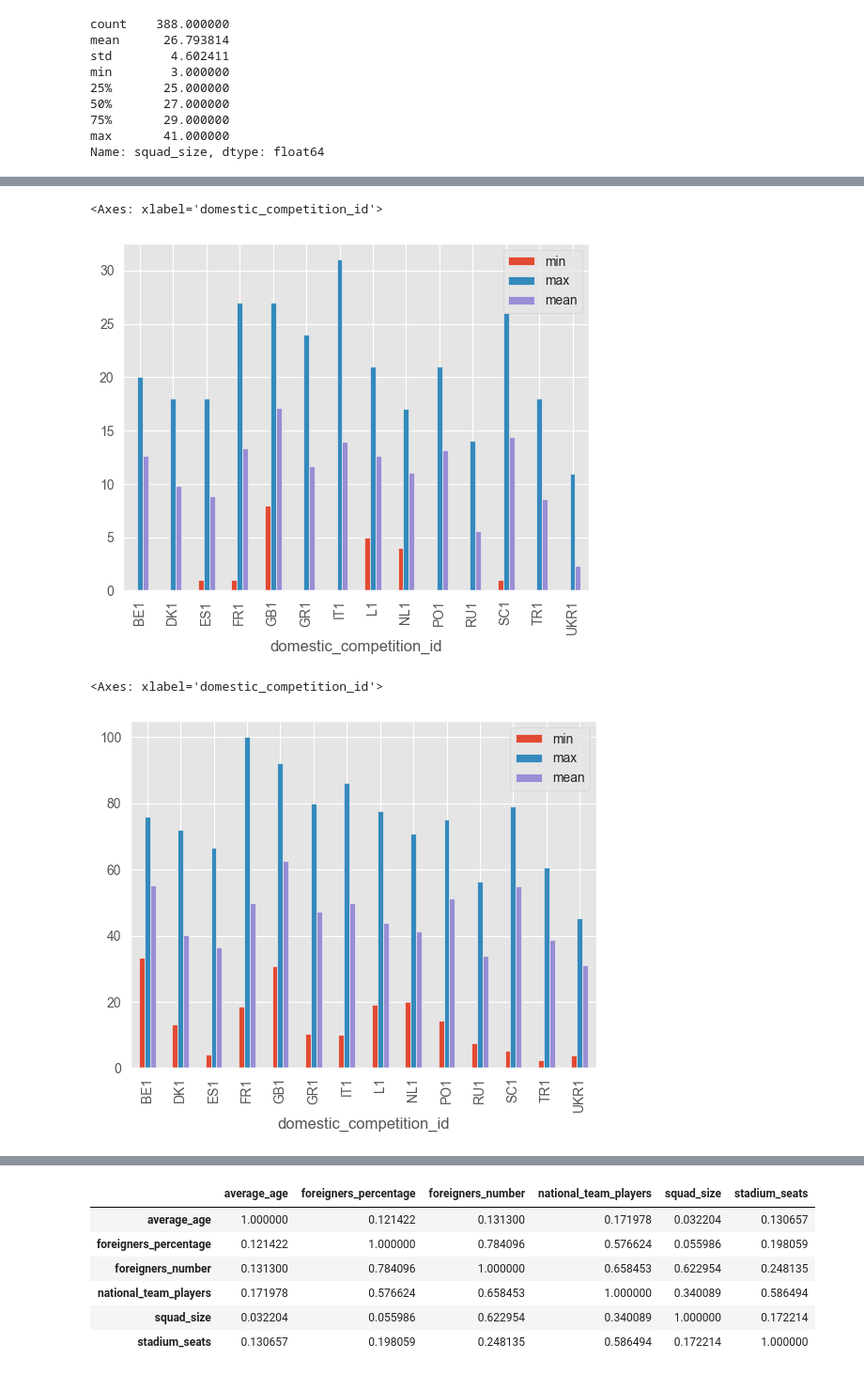
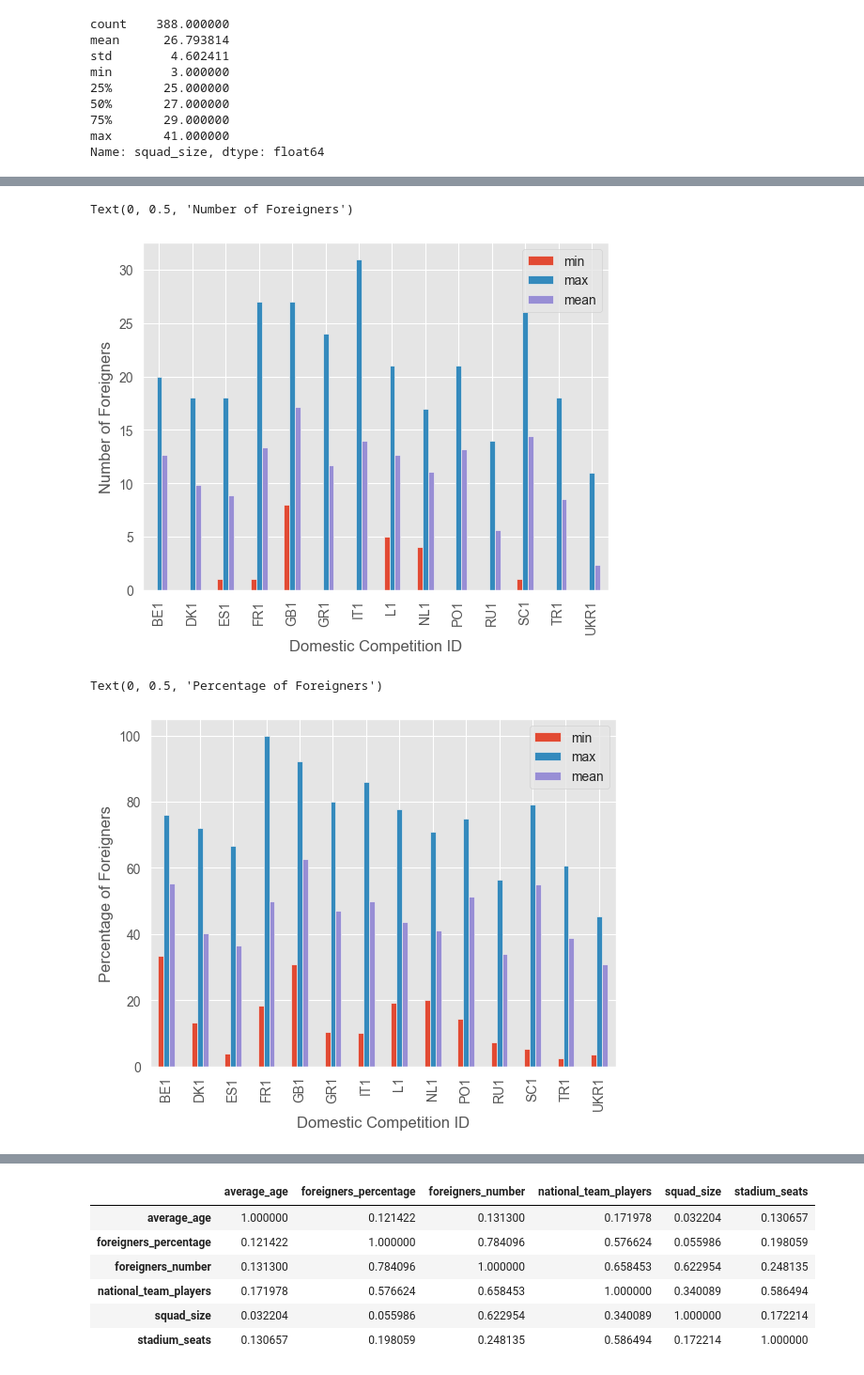
Before and after one commit to Bilguun-Batsaikhan/IUM-TWEB, a Jupyter notebook: Solution/jupyter_notebook/clubsAnalysis.ipynb, the cells around one changed output, grey strips where cells are left out. Shown at 94% size. Saved outputs shown, nothing was run; the diff lists cells and outputs as text; code cells hidden in the pictures.

```diff
--- a/Solution/jupyter_notebook/clubsAnalysis.ipynb
+++ b/Solution/jupyter_notebook/clubsAnalysis.ipynb
@@ -5,7 +5,7 @@ import matplotlib.pylab as plt
 import seaborn as sns
 plt.style.use('ggplot')
 # %%
-club = pd.read_csv('/Users/alexagliuzza/Desktop/IUM-TWEB/Solution/csv/clubs.csv')
+club = pd.read_csv('../csv/clubs.csv')
 # %% [markdown]
 ### Step 1: Data Understanding ###
 + Dataframe shape
@@ -515,10 +522,14 @@ club_without_squad.groupby('domestic_competition_id')['squad_size'].agg(['min',
 # %%
-new_club.groupby('domestic_competition_id')['foreigners_number'].agg(['min', 'max', 'mean']).plot(kind ="bar")
+ax = new_club.groupby('domestic_competition_id')['foreigners_number'].agg(['min', 'max', 'mean']).plot(kind ="bar")
+ax.set_xlabel('Domestic Competition ID')
+ax.set_ylabel('Number of Foreigners')
 # %% [output]
-<Axes: xlabel='domestic_competition_id'>
+Text(0, 0.5, 'Number of Foreigners')
-[figure, old version]
+[figure, new version]
 # %%
-new_club.groupby('domestic_competition_id')['foreigners_percentage'].agg(['min', 'max', 'mean']).plot(kind ="bar")
+ax = new_club.groupby('domestic_competition_id')['foreigners_percentage'].agg(['min', 'max', 'mean']).plot(kind ="bar")
+ax.set_xlabel('Domestic Competition ID')
+ax.set_ylabel('Percentage of Foreigners')
 # %% [output]
-<Axes: xlabel='domestic_competition_id'>
+Text(0, 0.5, 'Percentage of Foreigners')
-[figure, old version]
+[figure, new version]
```
Also changed, not shown: parts of 17 cells of this notebook.
